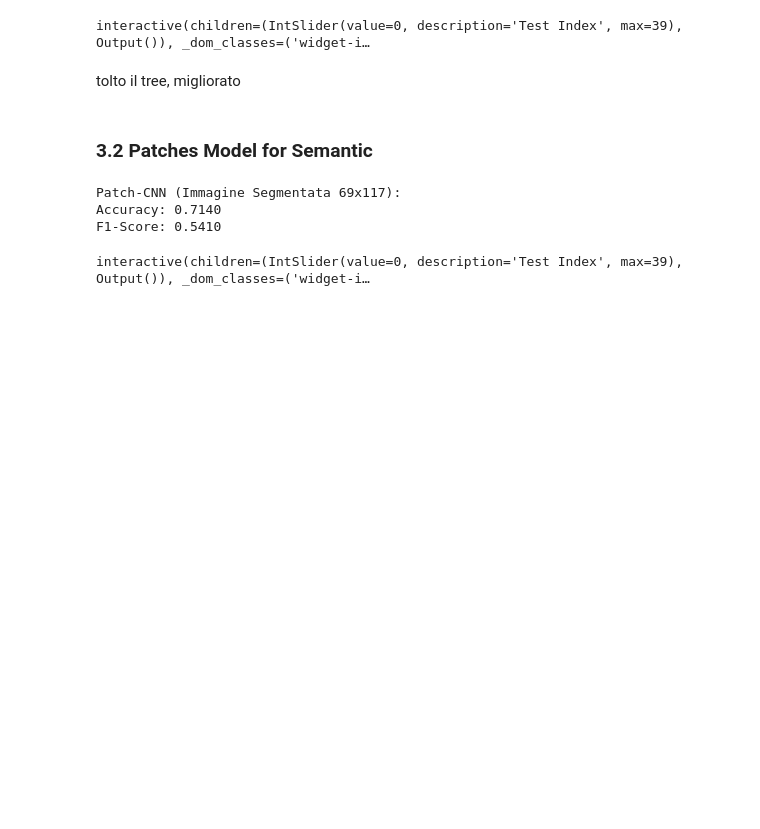
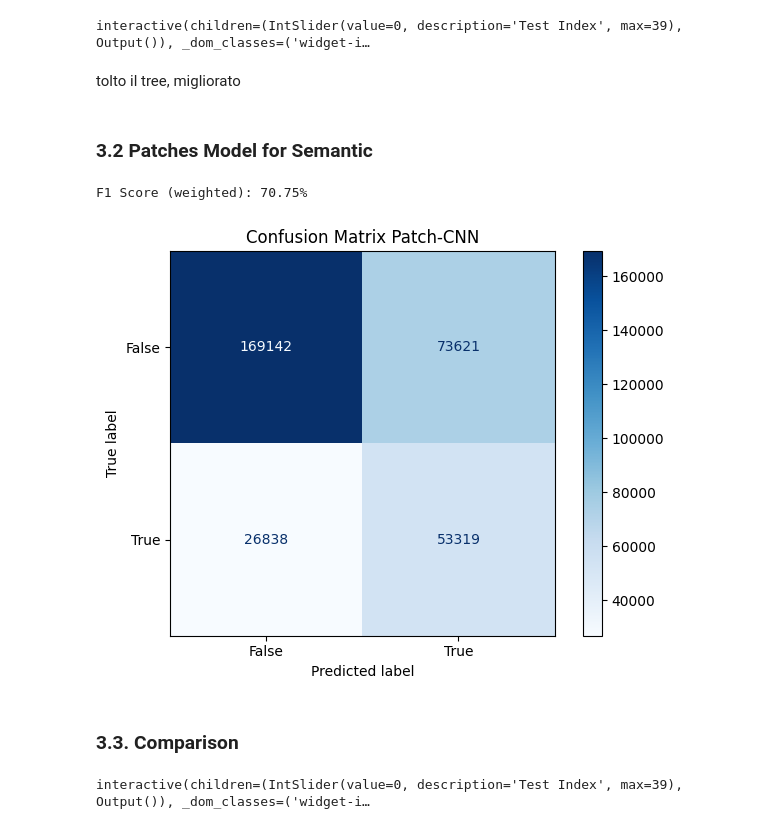
Before and after one commit to AlessandroMecchia/Computer_Vision_Project, a Jupyter notebook: project.ipynb, the cells around one changed output. Drawn from its saved outputs; the diff is of its cells as text; code cells hidden in the pictures; blank space fills up the shorter version.

```diff
--- a/project.ipynb
+++ b/project.ipynb
@@ -1138,17 +1142,13 @@ y_pred_segmentation_cnn_bin = (y_pred_segmentation_cnn > 0.5).astype(np.uint8)
 
 y_true_all = y_test_100[:, :H_SEG, :W_SEG, :].flatten()
 y_pred_patch_all = y_pred_segmentation_cnn_bin[:, :H_SEG, :W_SEG, :].flatten()
-
-accuracy_patch = accuracy_score(y_true_all, y_pred_patch_all)
-f1_patch = f1_score(y_true_all, y_pred_patch_all, average='binary')
-
-print(f"Patch-CNN (Immagine Segmentata {H_SEG}x{W_SEG}):")
-print(f"Accuracy: {accuracy_patch:.4f}")
-print(f"F1-Score: {f1_patch:.4f}")
-# %% [output]
-Patch-CNN (Immagine Segmentata 69x117):
-Accuracy: 0.7140
-F1-Score: 0.5410
+# %%
+plot_confusion_matrix(y_true_all, y_pred_patch_all, title='Confusion Matrix Patch-CNN', report=False)
+# %% [output]
+F1 Score (weighted): 70.75%
+[figure, added]
+# %% [markdown]
+### 3.3. Comparison
 # %%
 @ipw.interact(index=ipw.IntSlider(min=0, max=len(X_test_100) - 1, description='Test Index'))
 def plot_comparison_results(index):
```
Also changed, not shown: parts of 8 cells of this notebook.
